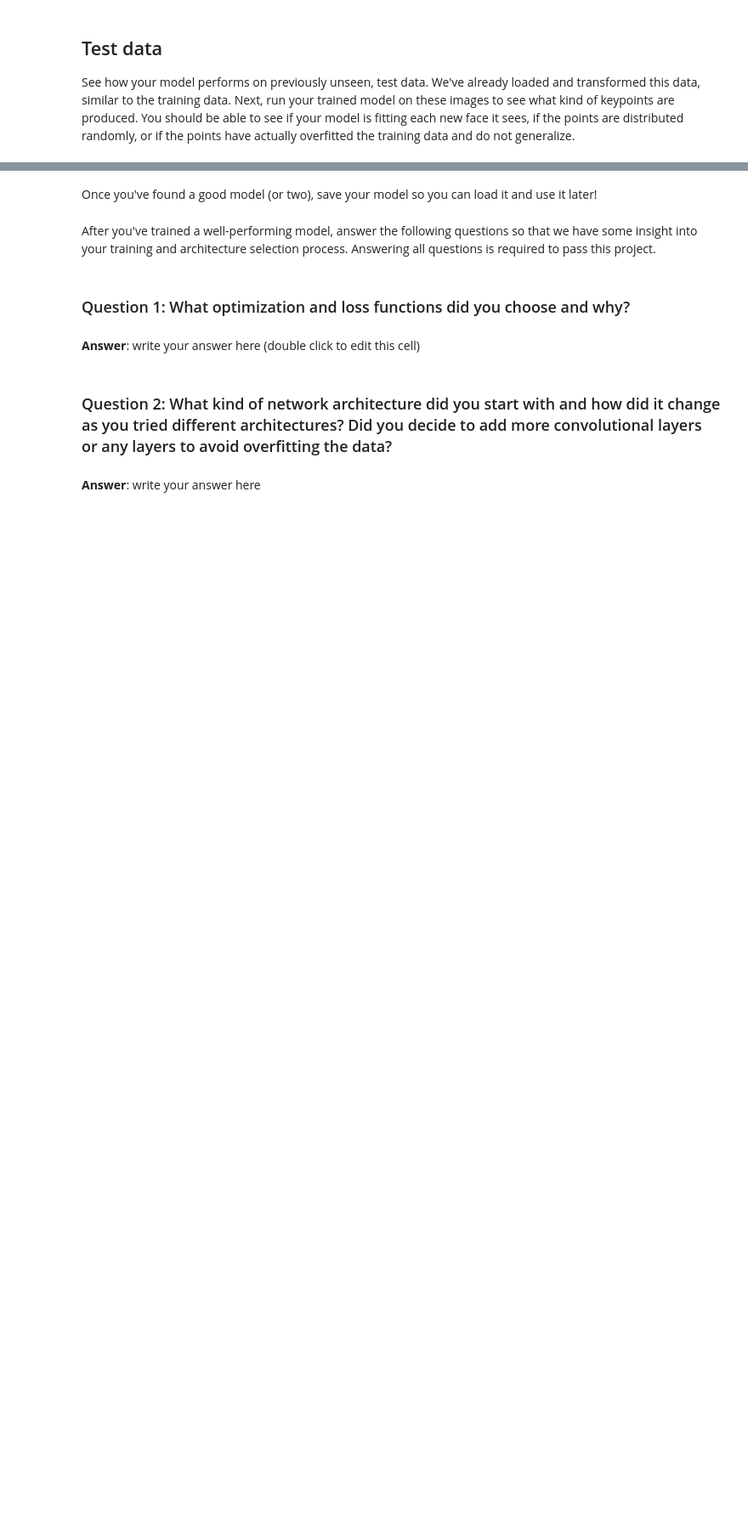
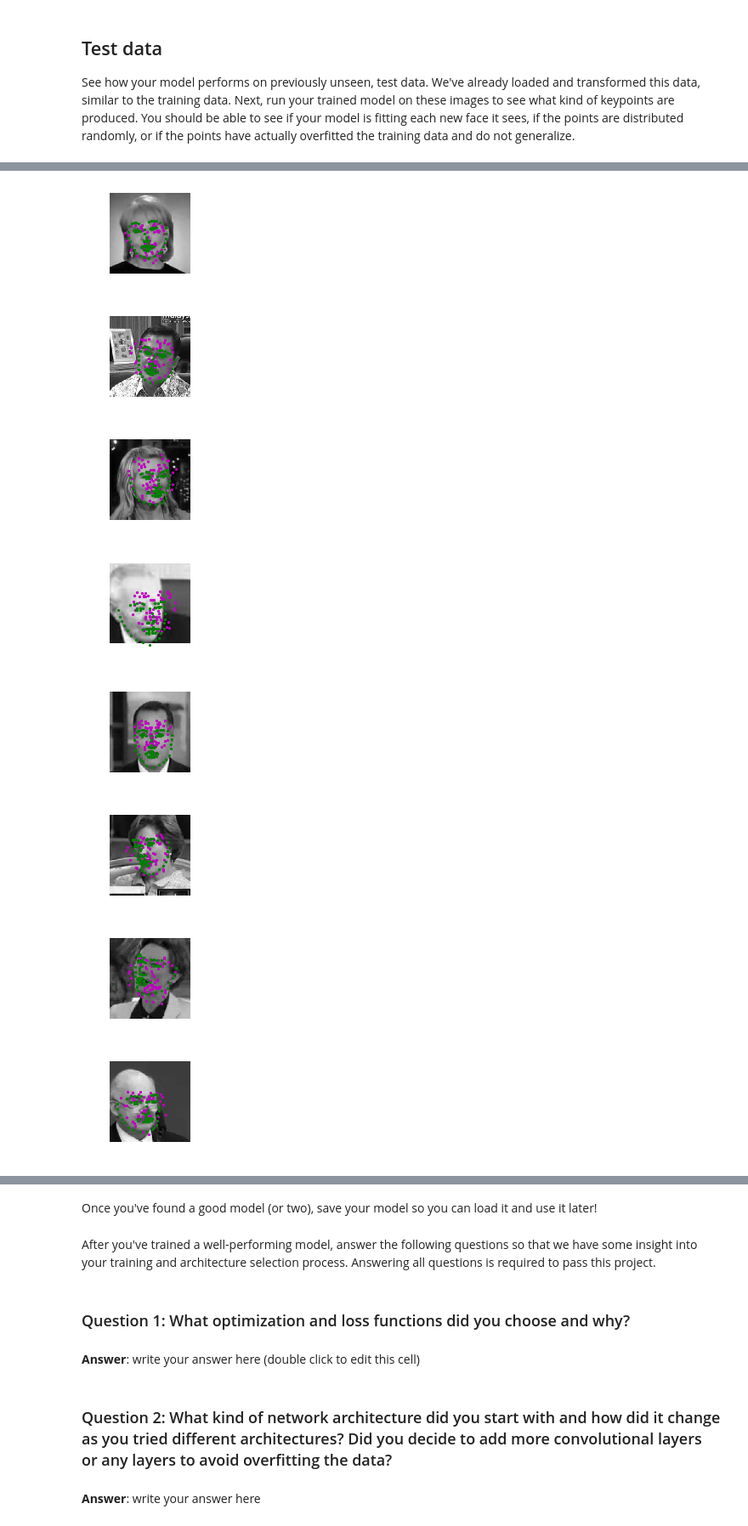
Before and after one commit to mrugankray/facial-keypoints-1, a Jupyter notebook: 2. Define the Network Architecture.ipynb, the cells around one changed output, grey strips where cells are left out. Shown at 85% size. Saved outputs shown, nothing was run; the diff lists cells and outputs as text; code cells hidden in the pictures; blank space fills up the shorter version.

```diff
--- a/2. Define the Network Architecture.ipynb
+++ b/2. Define the Network Architecture.ipynb
@@ -113,7 +125,10 @@ from data_load import Rescale, RandomCrop, Normalize, ToTensor
 
 ## TODO: define the data_transform using transforms.Compose([all tx's, . , .])
 # order matters! i.e. rescaling should come before a smaller crop
-data_transform = None
+data_transform = transforms.Compose([Rescale(250),
+                                     RandomCrop(224),
+                                     Normalize(),
+                                     ToTensor()])
 
 # testing that you've defined a transform
 assert(data_transform is not None), 'Define a data_transform'
@@ -167,7 +188,7 @@ test_dataset = FacialKeypointsDataset(csv_file='data/test_frames_keypoints.csv',
                                              transform=data_transform)
 # %%
 # load test data in batches
-batch_size = 10
+batch_size = 16
 
 test_loader = DataLoader(test_dataset,
                           batch_size=batch_size,
@@ -366,5 +425,14 @@ print(gt_pts.size())
 # %%
 ## TODO: visualize your test output
 # you can use the same function as before, by un-commenting the line below:
 
-# visualize_output(test_images, test_outputs, gt_pts)
+visualize_output(test_images, test_outputs, gt_pts)
+# %% [output]
+[figure, added]
+[figure, added]
+[figure, added]
+[figure, added]
+[figure, added]
+[figure, added]
+[figure, added]
+[figure, added]
```
Also changed, not shown: parts of 10 cells of this notebook, 2 other files.
